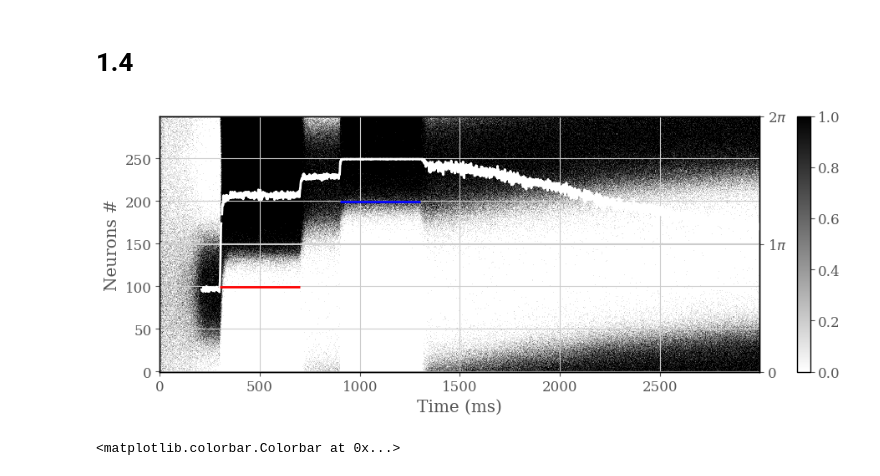
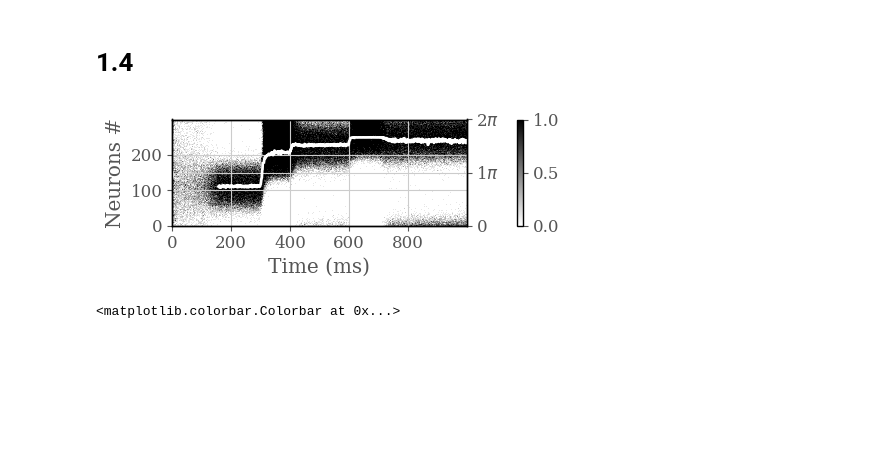
Before and after one commit to nosratullah/path_integration, a Jupyter notebook: attractors.ipynb, the cells around one changed output. Drawn from its saved outputs; the diff is of its cells as text; code cells hidden in the pictures; blank space fills up the shorter version.

```diff
--- a/attractors.ipynb
+++ b/attractors.ipynb
@@ -408,19 +408,26 @@ for t in range(1, int(T/dt)):
 
 mean_rate = calculate_mean_rate(N, T, dt, spikes)
 mean_over_time = np.mean(mean_rate, axis=1)
-fig, ax = plt.subplots(1, 1, figsize=(5, 2))
+gs = gridspec.GridSpec(1, 2, width_ratios=[50, 1])
+
+fig = plt.figure(figsize=(5, 2))
+
+# Create the main plot in the first grid cell
+ax = plt.subplot(gs[0])
+mean_rate = calculate_mean_rate(N, T, dt, spikes)
+mean_over_time = np.mean(mean_rate, axis=1)
 im = ax.imshow(mean_rate, aspect='auto', origin='lower')
-plt.colorbar(im)
 ax.set_ylabel('Neurons #')
 ax.set_xlabel('Time (ms)')
+
 max_neuron_rate = []
 for t in range(1, T):
     if np.sum(mean_rate[:, t], axis=0) < 2*N/3 and np.sum(mean_rate[:, t], axis=0) > N/3:
-        # max_neuron_rate.append(np.argmax(mean_rate[:, t]))
         top_neurons = np.argpartition(mean_rate[:, t], -100)[-100:]
         max_neuron_rate.append(np.mean(top_neurons))
     else:
         max_neuron_rate.append(np.nan)
+
 ax1 = ax.twinx()
 max_neuron_rate = np.array(max_neuron_rate)
 max_angle = map_to_degree(max_neuron_rate, N)
@@ -428,6 +435,10 @@ ax1.plot(max_angle, color='white')
 ax1.set_ylim(0, 2 * np.pi)
 ax1.set_yticks([0, np.pi, 2*np.pi])
 ax1.yaxis.set_major_formatter(ticker.FuncFormatter(lambda y, _: '{:d}$\pi$'.format(int(round(y/np.pi))) if y !=0 else '0'))
-# plt.savefig('figures/1.2.pdf')
+
+# Create the colorbar in the second grid cell
+ax2 = plt.subplot(gs[1])
+plt.colorbar(im, cax=ax2)
+plt.savefig('figures/1.2.pdf')
 plt.tight_layout()
 # %% [output]
@@ -435,7 +446,7 @@ plt.tight_layout()
 # %% [markdown]
 # 1.4
 # %%
-T = 3000 # ms
+T = 1000 # ms
 dt = .1 # ms
 N = 300
 X = np.linspace(0, 2 * np.pi, N)
@@ -451,9 +462,9 @@ rate = np.zeros((N, int(T/dt)))
 m_cos = 0
 m_sin = 0
 for t in range(1, int(T/dt)):
-    if t >= int(300/dt) and t < int(700/dt):
+    if t >= int(300/dt) and t < int(400/dt):
         external_input_at_t = external_input(X, 2 * np.pi / 3, np.pi/8)
-    elif t >= int(900/dt) and t < int(1300/dt):
+    elif t >= int(600/dt) and t < int(700/dt):
         external_input_at_t = external_input(X, 4 * np.pi / 3, np.pi/8)
     else:
         external_input_at_t = np.zeros(N)
@@ -472,37 +483,49 @@ for t in range(1, int(T/dt)):
 # plt.plot(rate.T, color = 'red', alpha = .1)
 # plt.ylabel('Rate')
 # plt.subplot(313)
 # # plotting the spike raster
 # for n in range(N):
 #     spikes_n = np.where(spikes[n, :])[0]
 #     plt.vlines(spikes_n, n-.5e1, n+.5e1, color='black')
 # plt.xlabel('Time (ms)')
 # plt.ylabel('Neurons #')
 # plt.title('Spike raster')
-fig, ax = plt.subplots(1, 1, figsize=(10, 4))
+gs = gridspec.GridSpec(1, 2, width_ratios=[50, 1])
+
+fig = plt.figure(figsize=(5, 2))
+
+# Create the main plot in the first grid cell
+ax = plt.subplot(gs[0])
 mean_rate = calculate_mean_rate(N, T, dt, spikes)
 mean_over_time = np.mean(mean_rate, axis=1)
 im = ax.imshow(mean_rate, aspect='auto', origin='lower')
 ax.set_ylabel('Neurons #')
 ax.set_xlabel('Time (ms)')
-plt.colorbar(im)
+
 max_neuron_rate = []
 for t in range(1, T):
     if np.sum(mean_rate[:, t], axis=0) < 2*N/3 and np.sum(mean_rate[:, t], axis=0) > N/3:
         top_neurons = np.argpartition(mean_rate[:, t], -100)[-100:]
         max_neuron_rate.append(np.mean(top_neurons))
     else:
         max_neuron_rate.append(np.nan)
+
 ax1 = ax.twinx()
 max_neuron_rate = np.array(max_neuron_rate)
 max_angle = map_to_degree(max_neuron_rate, N)
 ax1.plot(max_angle, color='white')
-ax1.hlines(2 * np.pi/3, 300, 700, color='red')
-ax1.hlines(4 * np.pi/3, 900, 1300, color='blue')
+# ax1.hlines(2 * np.pi/3, 300, 400)
+# ax1.hlines(4 * np.pi/3, 600, 700)
 ax1.set_ylim(0, 2 * np.pi)
 ax1.set_yticks([0, np.pi, 2*np.pi])
 ax1.yaxis.set_major_formatter(ticker.FuncFormatter(lambda y, _: '{:d}$\pi$'.format(int(round(y/np.pi))) if y !=0 else '0'))
-# plt.savefig('figures/1.4.png', dpi=300)
+
+# Create the colorbar in the second grid cell
+ax2 = plt.subplot(gs[1])
+plt.colorbar(im, cax=ax2)
+
+plt.tight_layout()
+plt.savefig('figures/1.4.pdf')
 # %% [output]
-[figure, old version]
+[figure, new version]
 # %%
```
Also changed, not shown: parts of 21 cells of this notebook, 12 other files.
